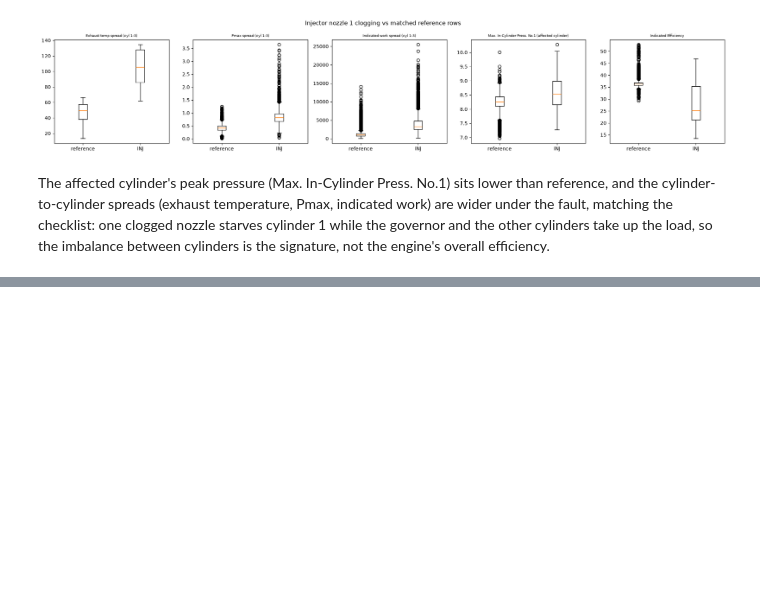
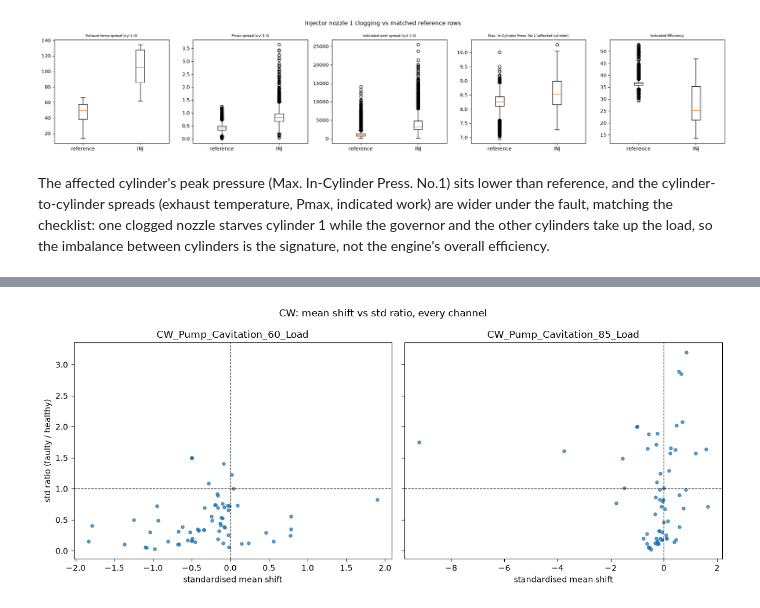
Before and after one commit to MrNahadi/KeyFrame, a Jupyter notebook: notebooks/01_eda.ipynb, the cells around one changed output, grey strips where cells are left out. Cells and saved outputs as stored; diff of their text form; code cells hidden in the pictures; blank space fills up the shorter version.

```diff
--- a/notebooks/01_eda.ipynb
+++ b/notebooks/01_eda.ipynb
@@ -312,0 +320,43 @@ signature, not the engine's overall efficiency.
+# %%
+METADATA_COLUMNS = {
+    "Time_abs",
+    "Time_rel",
+    "Time",
+    "t",
+    "load_bin",
+    "nominal_load",
+    "run",
+    "fault_type",
+    "label",
+    "Anomaly State",
+}
+ALL_CHANNELS = [
+    c
+    for c in full_table.columns
+    if c not in METADATA_COLUMNS and pd.api.types.is_numeric_dtype(full_table[c])
+]
+
+cw_runs = sorted(full_table.loc[full_table["fault_type"] == "CW", "run"].unique())
+cw_shift_frames = []
+for run in cw_runs:
+    shift_table = eda.fault_shift(full_table, run, ALL_CHANNELS)
+    shift_table.insert(0, "run", run)
+    cw_shift_frames.append(shift_table)
+cw_shifts = pd.concat(cw_shift_frames, ignore_index=True)
+cw_shifts.to_csv(paths.RESULTS / "01_cavitation_shifts.csv", index=False)
+
+fig, axes = plt.subplots(1, len(cw_runs), figsize=(6 * len(cw_runs), 5), sharey=True)
+for ax, run in zip(axes, cw_runs, strict=True):
+    sub = cw_shifts[cw_shifts["run"] == run]
+    ax.scatter(sub["shift"], sub["std_ratio"], s=14, alpha=0.7)
+    ax.axhline(1, color="k", linestyle="--", linewidth=0.8)
+    ax.axvline(0, color="k", linestyle="--", linewidth=0.8)
+    ax.set_xlabel("standardised mean shift")
+    ax.set_title(run)
+axes[0].set_ylabel("std ratio (faulty / healthy)")
+fig.suptitle("CW: mean shift vs std ratio, every channel")
+fig.tight_layout()
+fig.savefig(paths.FIGURES / "01_cavitation_mean_vs_std.png", dpi=150)
+plt.show()
+# %% [output]
+[figure, added]
```
Also changed, not shown: parts of 8 cells of this notebook, 5 other files.
